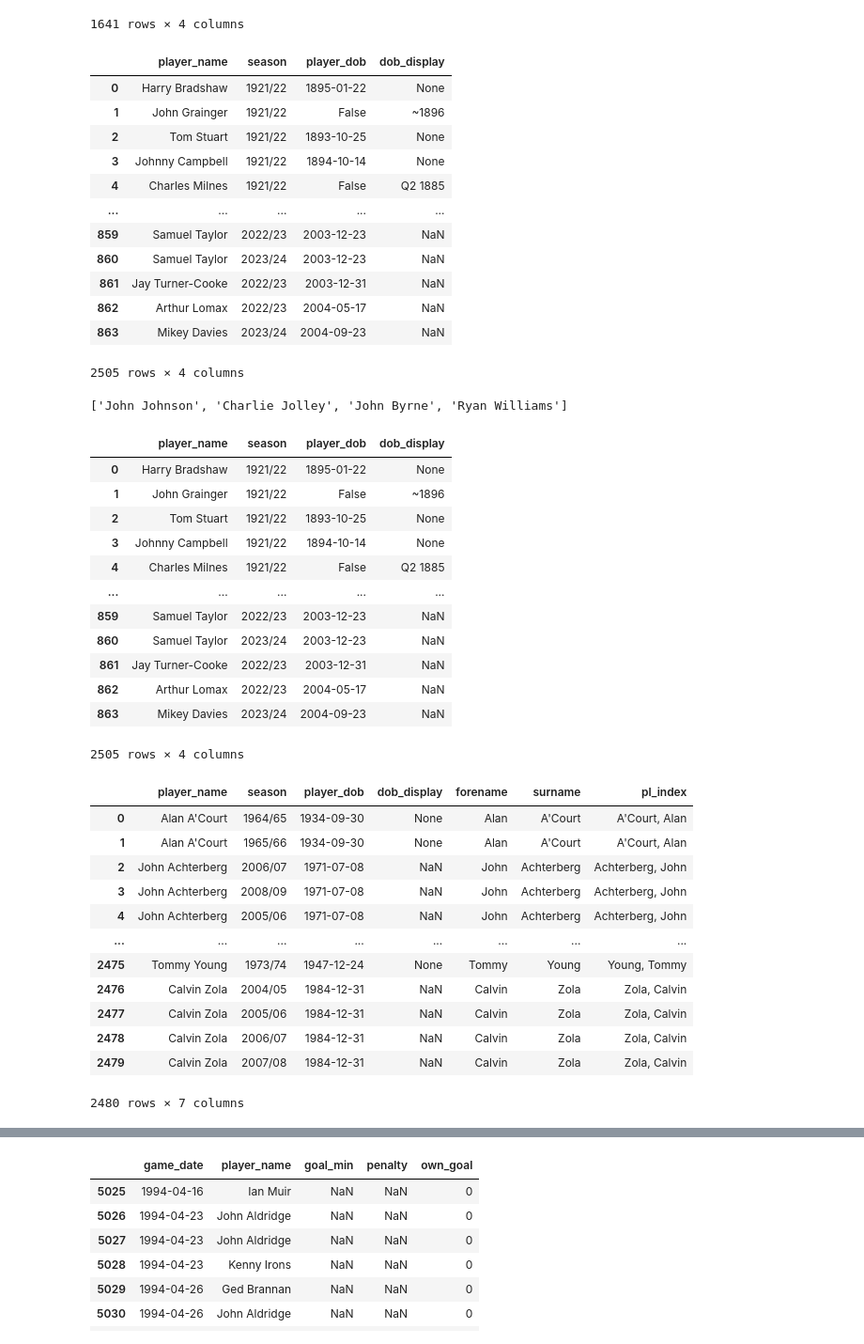
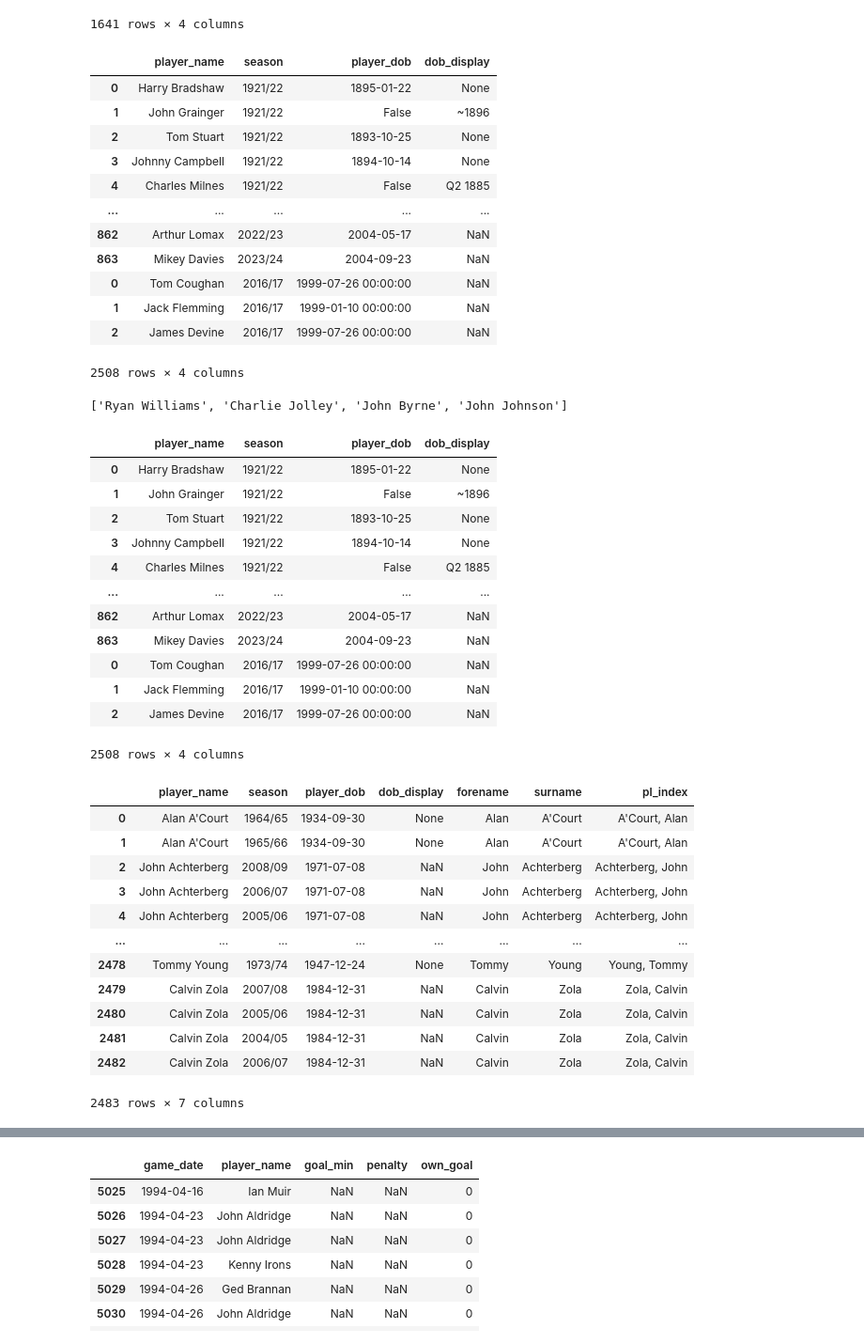
Before and after one commit to petebrown/pre-2023-data-prep, a Jupyter notebook: data-pipeline-prep.ipynb, the cells around one changed output, grey strips where cells are left out. Shown at 94% size. Saved outputs shown, nothing was run; the diff lists cells and outputs as text; code cells hidden in the pictures.

Commit message:
added Maidstone sub data

```diff
--- a/data-pipeline-prep.ipynb
+++ b/data-pipeline-prep.ipynb
@@ -1012,29 +1129,51 @@ cr_plr_ssns
 | 1639 | Lee Jones | 1996/97 | 1973-05-29 | None |
 | 1640 | Billy Woods | 1996/97 | 1973-10-24 | None |
 1641 rows × 4 columns
+# %%
+maidstone_plr_ssns = [
+    {
+        'player_name': 'Tom Coughan',
+        'season': '2016/17',
+        'player_dob': '1999-07-26'
+    },
+    {
+        'player_name': 'Jack Flemming',
+        'season': '2016/17',
+        'player_dob': '1999-01-10'
+    },
+    {
+        'player_name': 'James Devine',
+        'season': '2016/17',
+        'player_dob': '1999-07-26'
+    }
+]
+
+maidstone_plr_ssns = pd.DataFrame(maidstone_plr_ssns)
+
+maidstone_plr_ssns['player_dob'] = pd.to_datetime(maidstone_plr_ssns['player_dob'])
 # %%
-player_dobs = pd.concat([cr_plr_ssns, sb_plr_ssns])
+player_dobs = pd.concat([cr_plr_ssns, sb_plr_ssns, maidstone_plr_ssns])
 player_dobs
 # %% [output]
 |  | player_name | season | player_dob | dob_display |
 | 0 | Harry Bradshaw | 1921/22 | 1895-01-22 | None |
 | 1 | John Grainger | 1921/22 | False | ~1896 |
 | 2 | Tom Stuart | 1921/22 | 1893-10-25 | None |
 | 3 | Johnny Campbell | 1921/22 | 1894-10-14 | None |
 | 4 | Charles Milnes | 1921/22 | False | Q2 1885 |
 | ... | ... | ... | ... | ... |
-| 859 | Samuel Taylor | 2022/23 | 2003-12-23 | NaN |
-| 860 | Samuel Taylor | 2023/24 | 2003-12-23 | NaN |
-| 861 | Jay Turner-Cooke | 2022/23 | 2003-12-31 | NaN |
 | 862 | Arthur Lomax | 2022/23 | 2004-05-17 | NaN |
 | 863 | Mikey Davies | 2023/24 | 2004-09-23 | NaN |
+| 0 | Tom Coughan | 2016/17 | 1999-07-26 00:00:00 | NaN |
+| 1 | Jack Flemming | 2016/17 | 1999-01-10 00:00:00 | NaN |
+| 2 | James Devine | 2016/17 | 1999-07-26 00:00:00 | NaN |
-2505 rows × 4 columns
+2508 rows × 4 columns
 # %%
 dupe_players = player_dobs[["player_name", "player_dob"]].drop_duplicates().player_name.value_counts().to_frame().reset_index().query("count > 1").player_name.tolist()
 
 dupe_players
 # %% [output]
-['John Johnson', 'Charlie Jolley', 'John Byrne', 'Ryan Williams']
+['Ryan Williams', 'Charlie Jolley', 'John Byrne', 'John Johnson']
 # %%
 player_dobs
 # %% [output]
@@ -1045,12 +1184,12 @@ player_dobs
 | 3 | Johnny Campbell | 1921/22 | 1894-10-14 | None |
 | 4 | Charles Milnes | 1921/22 | False | Q2 1885 |
 | ... | ... | ... | ... | ... |
-| 859 | Samuel Taylor | 2022/23 | 2003-12-23 | NaN |
-| 860 | Samuel Taylor | 2023/24 | 2003-12-23 | NaN |
-| 861 | Jay Turner-Cooke | 2022/23 | 2003-12-31 | NaN |
 | 862 | Arthur Lomax | 2022/23 | 2004-05-17 | NaN |
 | 863 | Mikey Davies | 2023/24 | 2004-09-23 | NaN |
+| 0 | Tom Coughan | 2016/17 | 1999-07-26 00:00:00 | NaN |
+| 1 | Jack Flemming | 2016/17 | 1999-01-10 00:00:00 | NaN |
+| 2 | James Devine | 2016/17 | 1999-07-26 00:00:00 | NaN |
-2505 rows × 4 columns
+2508 rows × 4 columns
 # %%
 def get_pl_index(player_name, surname, forename, dob, dob_display):
     if player_name not in dupe_players:
@@ -1080,16 +1219,16 @@ player_dobs
 |  | player_name | season | player_dob | dob_display | forename | surname | pl_index |
 | 0 | Alan A'Court | 1964/65 | 1934-09-30 | None | Alan | A'Court | A'Court, Alan |
 | 1 | Alan A'Court | 1965/66 | 1934-09-30 | None | Alan | A'Court | A'Court, Alan |
-| 2 | John Achterberg | 2006/07 | 1971-07-08 | NaN | John | Achterberg | Achterberg, John |
-| 3 | John Achterberg | 2008/09 | 1971-07-08 | NaN | John | Achterberg | Achterberg, John |
+| 2 | John Achterberg | 2008/09 | 1971-07-08 | NaN | John | Achterberg | Achterberg, John |
+| 3 | John Achterberg | 2006/07 | 1971-07-08 | NaN | John | Achterberg | Achterberg, John |
 | 4 | John Achterberg | 2005/06 | 1971-07-08 | NaN | John | Achterberg | Achterberg, John |
 | ... | ... | ... | ... | ... | ... | ... | ... |
-| 2475 | Tommy Young | 1973/74 | 1947-12-24 | None | Tommy | Young | Young, Tommy |
-| 2476 | Calvin Zola | 2004/05 | 1984-12-31 | NaN | Calvin | Zola | Zola, Calvin |
-| 2477 | Calvin Zola | 2005/06 | 1984-12-31 | NaN | Calvin | Zola | Zola, Calvin |
-| 2478 | Calvin Zola | 2006/07 | 1984-12-31 | NaN | Calvin | Zola | Zola, Calvin |
+| 2478 | Tommy Young | 1973/74 | 1947-12-24 | None | Tommy | Young | Young, Tommy |
 | 2479 | Calvin Zola | 2007/08 | 1984-12-31 | NaN | Calvin | Zola | Zola, Calvin |
+| 2480 | Calvin Zola | 2005/06 | 1984-12-31 | NaN | Calvin | Zola | Zola, Calvin |
+| 2481 | Calvin Zola | 2004/05 | 1984-12-31 | NaN | Calvin | Zola | Zola, Calvin |
+| 2482 | Calvin Zola | 2006/07 | 1984-12-31 | NaN | Calvin | Zola | Zola, Calvin |
-2480 rows × 7 columns
+2483 rows × 7 columns
 # %%
 player_dobs.to_csv("./data/player_dobs.csv", index = False)
 # %%
```
Also changed, not shown: parts of 12 cells of this notebook, 6 other files.
